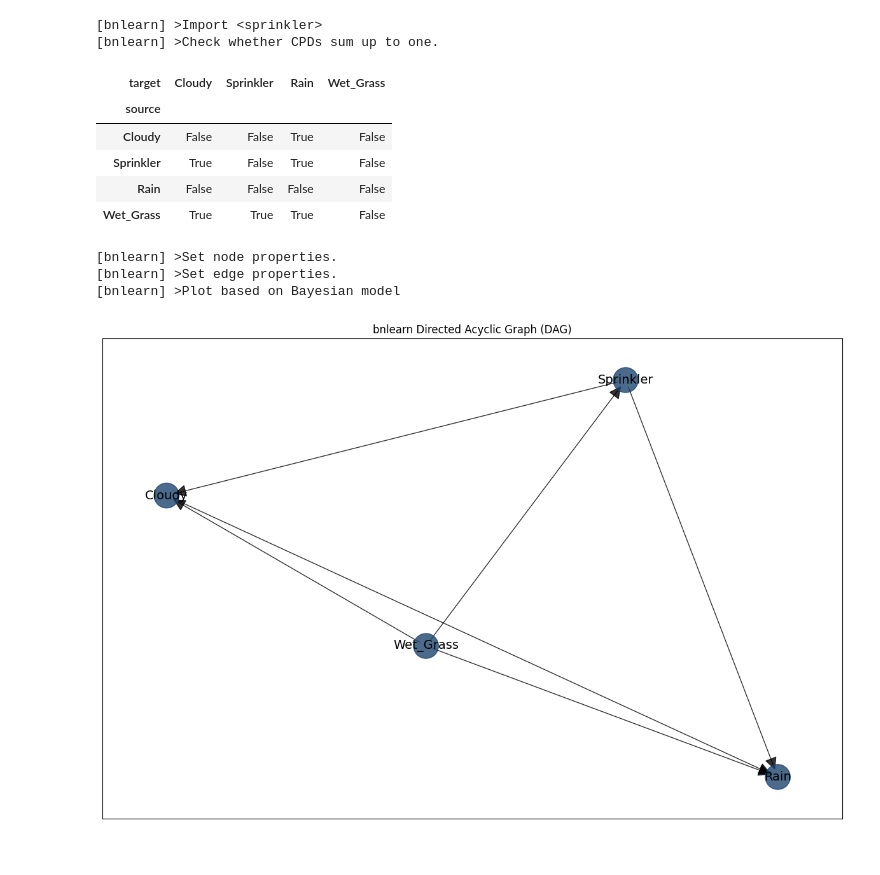
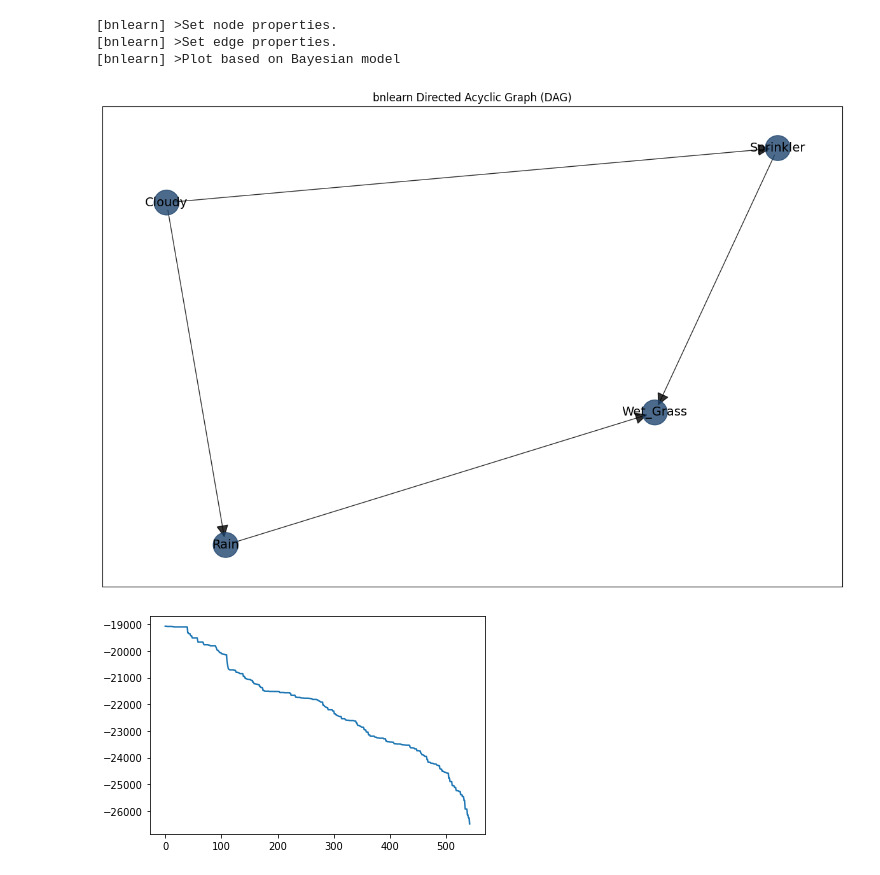
Before and after one commit to yashmaniya0/Markov-Equivalence-in-Bayesian-Networks, a Jupyter notebook: main.ipynb, the cells around one changed output. Cells and saved outputs as stored; diff of their text form; code cells hidden in the pictures.

Commit message:
add func to get all best fits, plot them

```diff
--- a/main.ipynb
+++ b/main.ipynb
@@ -9,12 +6,0 @@ warnings.filterwarnings("ignore")
-# %%
-# Load titanic dataset containing mixed variables
-df_raw = bn.import_example(data='titanic')
-
-# Pre-processing of the input dataset
-dfhot, dfnum = bn.df2onehot(df_raw)
-
-# Structure learning
-DAG = bn.structure_learning.fit(dfnum, verbose = 0)
-
-# Plot
-G = bn.plot(DAG)
@@ -29,2 +6,0 @@ G = bn.plot(DAG)
-# %%
-model = bn.parameter_learning.fit(DAG, dfnum)
@@ -49,6 +6,0 @@ model = bn.parameter_learning.fit(DAG, dfnum)
-# %%
-
-# Make inference
-q = bn.inference.fit(model, variables=['Survived'], evidence={'Sex':0, 'Pclass':1}, verbose = 0)
-
-q.df
@@ -60,0 +23,4 @@ q.df
+# %%
+true_model = bn.import_DAG('sprinkler')
+
+true_model
@@ -61,24 +37,15 @@ q.df
+# %%
+G = bn.plot(true_model)
+# %% [output]
+[bnlearn] >Set node properties.
+[bnlearn] >Set edge properties.
+[bnlearn] >Plot based on Bayesian model
+[figure, added]
 # %%
-model_true = bn.import_DAG('sprinkler')
+df = bn.sampling(true_model, n=10000)
+# Structure learning of sampled dataset
+model_learned = bn.structure_learning.fit(df, methodtype='ex', scoretype='bic', verbose = 0, return_all_dags=True)
 
-df = bn.sampling(model_true, n=10000)
-# Structure learning of sampled dataset
-model_learned = bn.structure_learning.fit(df, methodtype='hc', scoretype='bic', verbose = 0)
-
-model_learned['adjmat']
+scores = np.array(model_learned['scores'])
 # %% [output]
-[bnlearn] >Import <sprinkler>
-[bnlearn] >Check whether CPDs sum up to one.
-| target | Cloudy | Sprinkler | Rain | Wet_Grass |
-| source |  |  |  |  |
-| Cloudy | False | False | True | False |
-| Sprinkler | True | False | True | False |
-| Rain | False | False | False | False |
-| Wet_Grass | True | True | True | False |
+[figure, added]
-# %%
-G = bn.plot(model_learned)
-# %% [output]
-[bnlearn] >Set node properties.
-[bnlearn] >Set edge properties.
-[bnlearn] >Plot based on Bayesian model
-[figure, removed]
```
Also changed, not shown: parts of 27 cells of this notebook, 1 other file.
